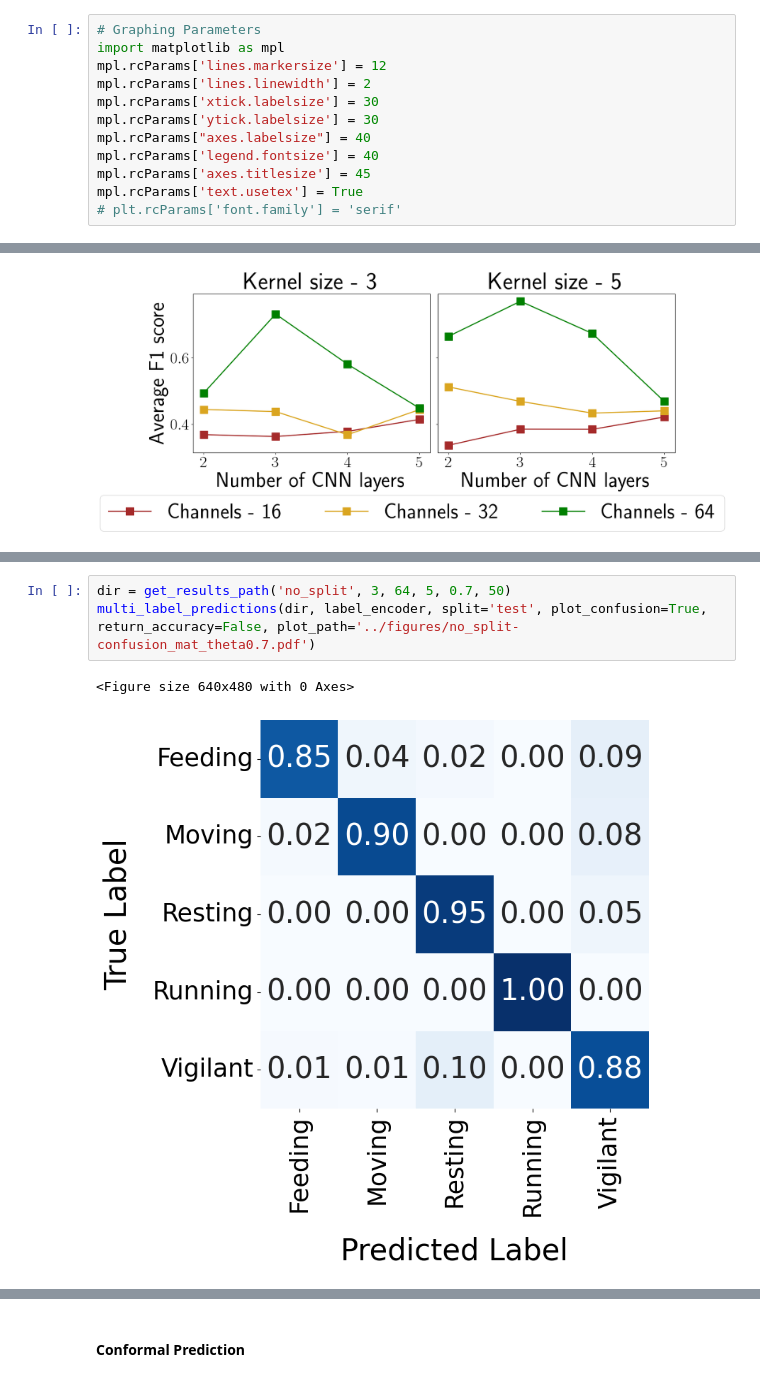
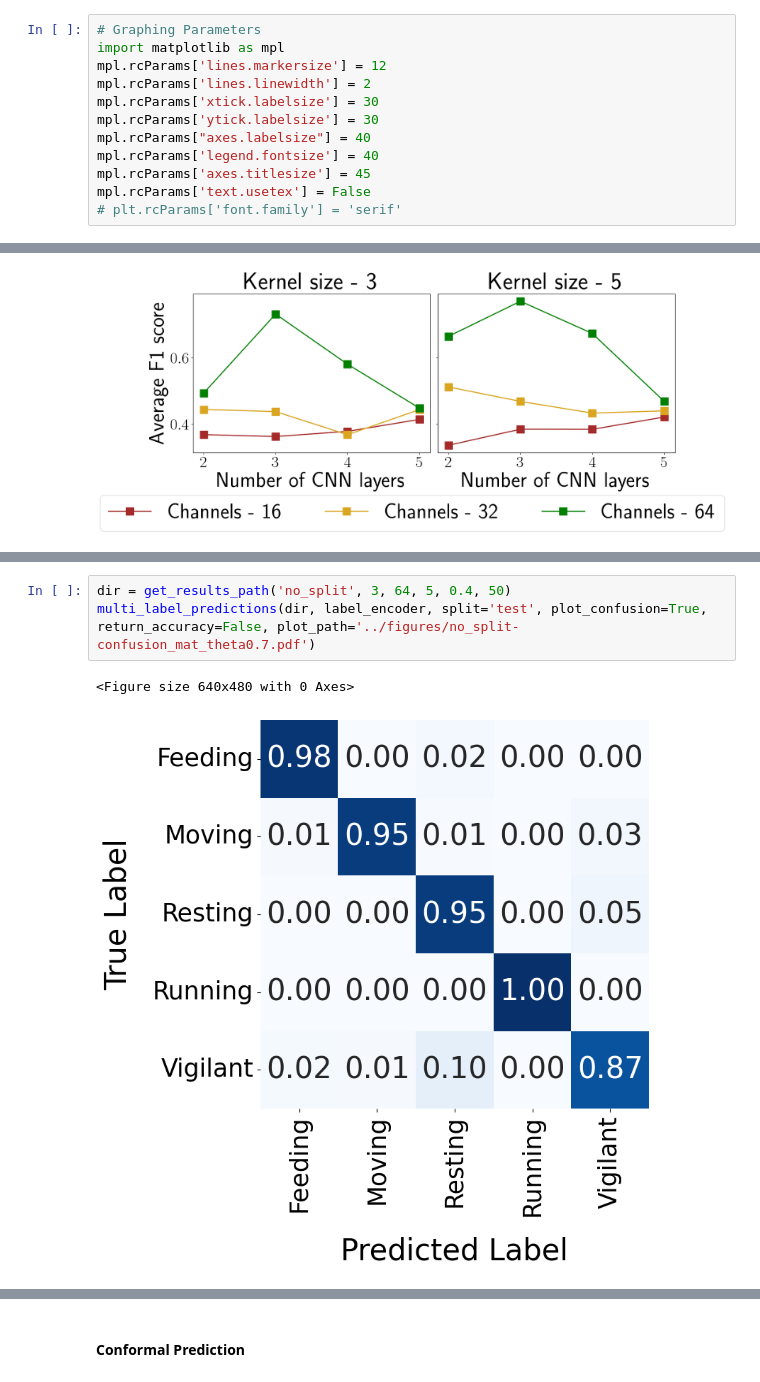
Before and after one commit to medhaaga/AWD-Biologging, a Jupyter notebook: notebooks/no_split.ipynb, the cells around one changed output, grey strips where cells are left out. Drawn from its saved outputs; the diff is of its cells as text.

```diff
--- a/notebooks/no_split.ipynb
+++ b/notebooks/no_split.ipynb
@@ -70,7 +70,7 @@ mpl.rcParams['ytick.labelsize'] = 30
 mpl.rcParams["axes.labelsize"] = 40
 mpl.rcParams['legend.fontsize'] = 40
 mpl.rcParams['axes.titlesize'] = 45
-mpl.rcParams['text.usetex'] = True
+mpl.rcParams['text.usetex'] = False
 # plt.rcParams['font.family'] = 'serif'
 # %%
 label_encoder = LabelEncoder()
@@ -171,9 +171,9 @@ multi_label_predictions(dir, label_encoder, split='test', plot_confusion=True, r
 # %%
-dir = get_results_path('no_split', 3, 64, 5, 0.7, 50)
+dir = get_results_path('no_split', 3, 64, 5, 0.4, 50)
 multi_label_predictions(dir, label_encoder, split='test', plot_confusion=True, return_accuracy=False, plot_path='../figures/no_split-confusion_mat_theta0.7.pdf')
 # %% [output]
 <Figure size 640x480 with 0 Axes>
-[figure, old version]
+[figure, new version]
 # %%
 print('VALIDATION PRECISION SCORE')
 print('---------------------')
```
Also changed, not shown: parts of 4 cells of this notebook, 3 other files.
